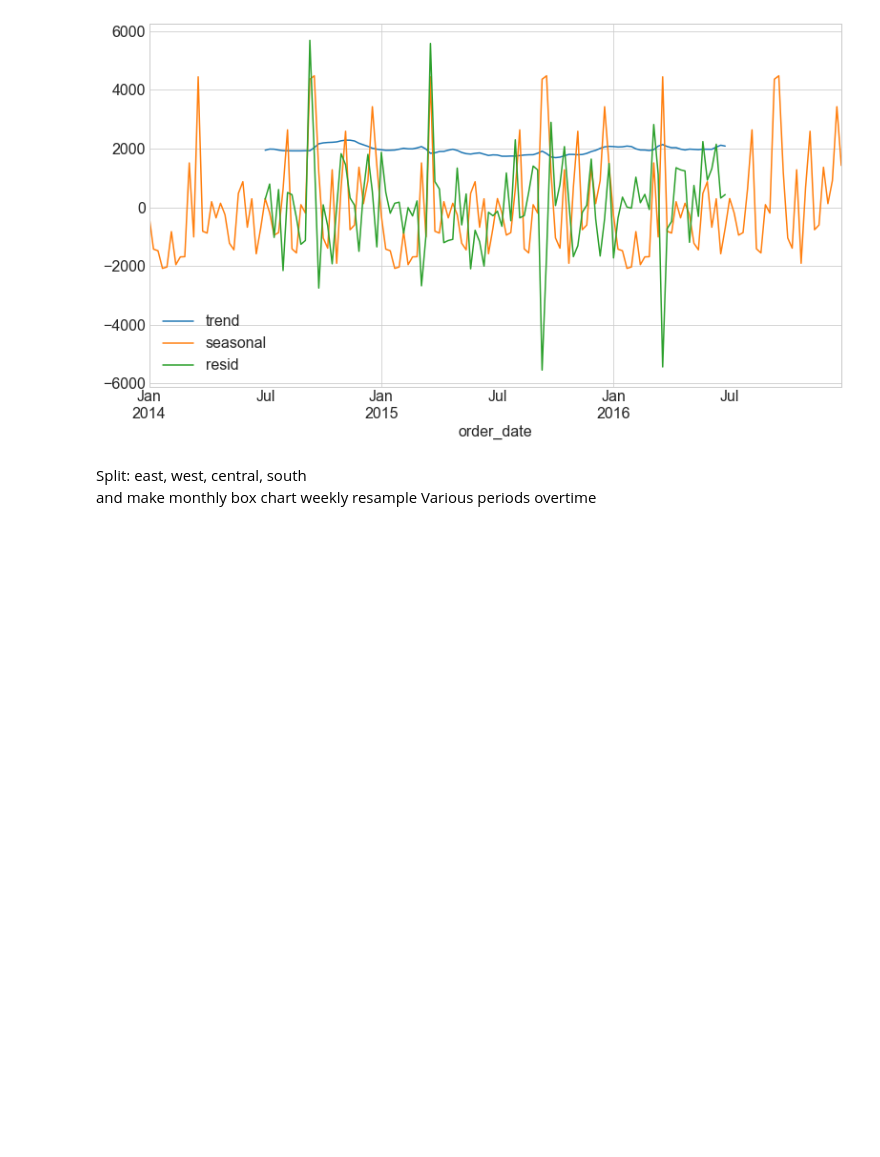
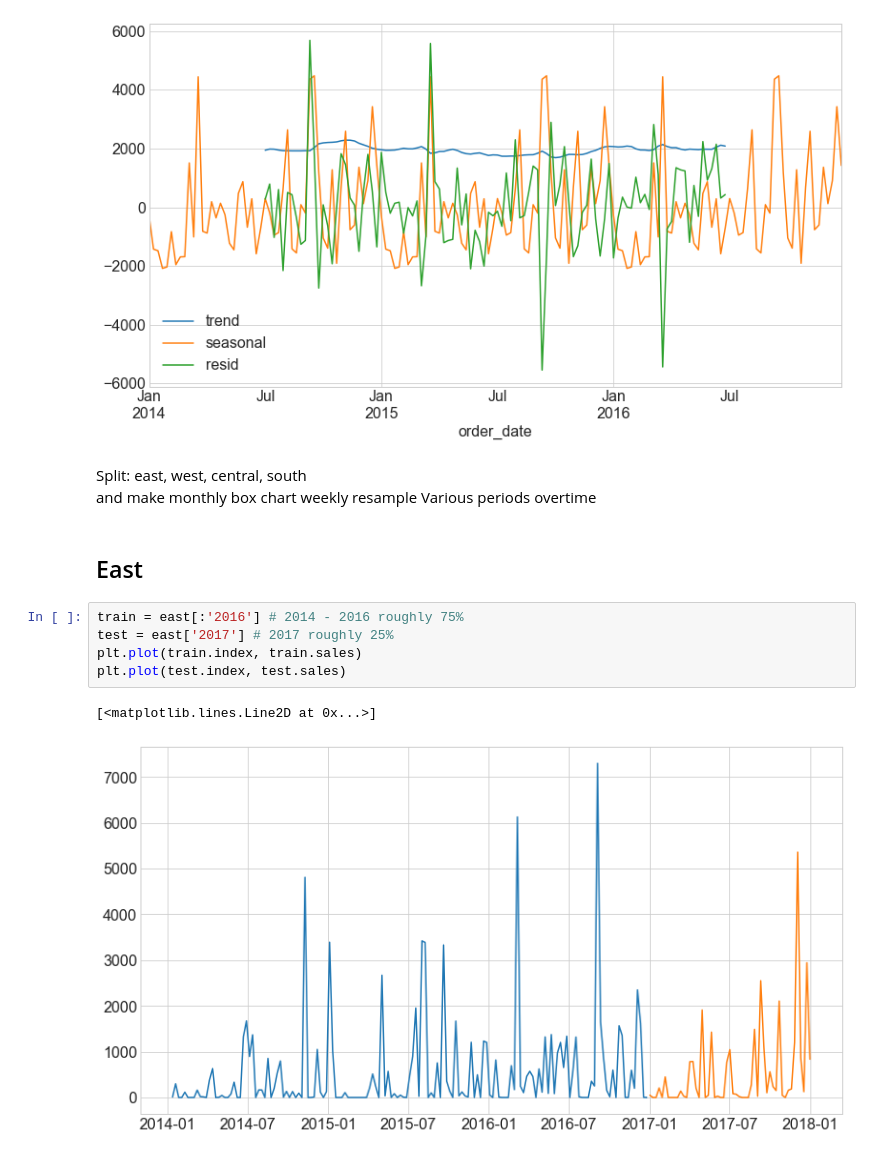
Before and after one commit to Innis-Superstore-Sales/time-series-project, a Jupyter notebook: explore.ipynb, the cells around one changed output. Drawn from its saved outputs; the diff is of its cells as text; blank space fills up the shorter version.

Commit message:
explore region charts

```diff
--- a/explore.ipynb
+++ b/explore.ipynb
@@ -178,4 +178,14 @@ south
 and make monthly box chart
 weekly resample
 Various periods overtime
+# %% [markdown]
+## East
+# %%
+train = east[:'2016'] # 2014 - 2016 roughly 75%
+test = east['2017'] # 2017 roughly 25%
+plt.plot(train.index, train.sales)
+plt.plot(test.index, test.sales)
+# %% [output]
+[<matplotlib.lines.Line2D at 0x...>]
+[figure, added]
 # %%
```
Also changed, not shown: parts of 22 cells of this notebook.
